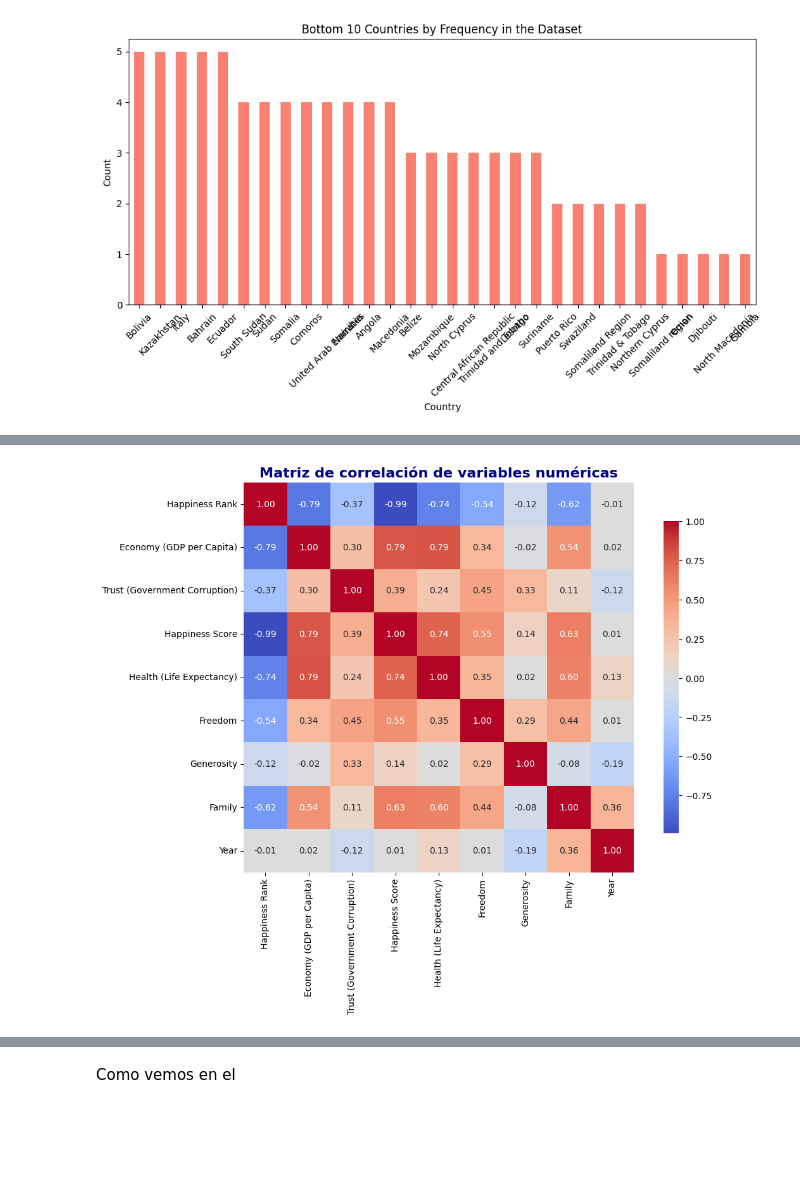
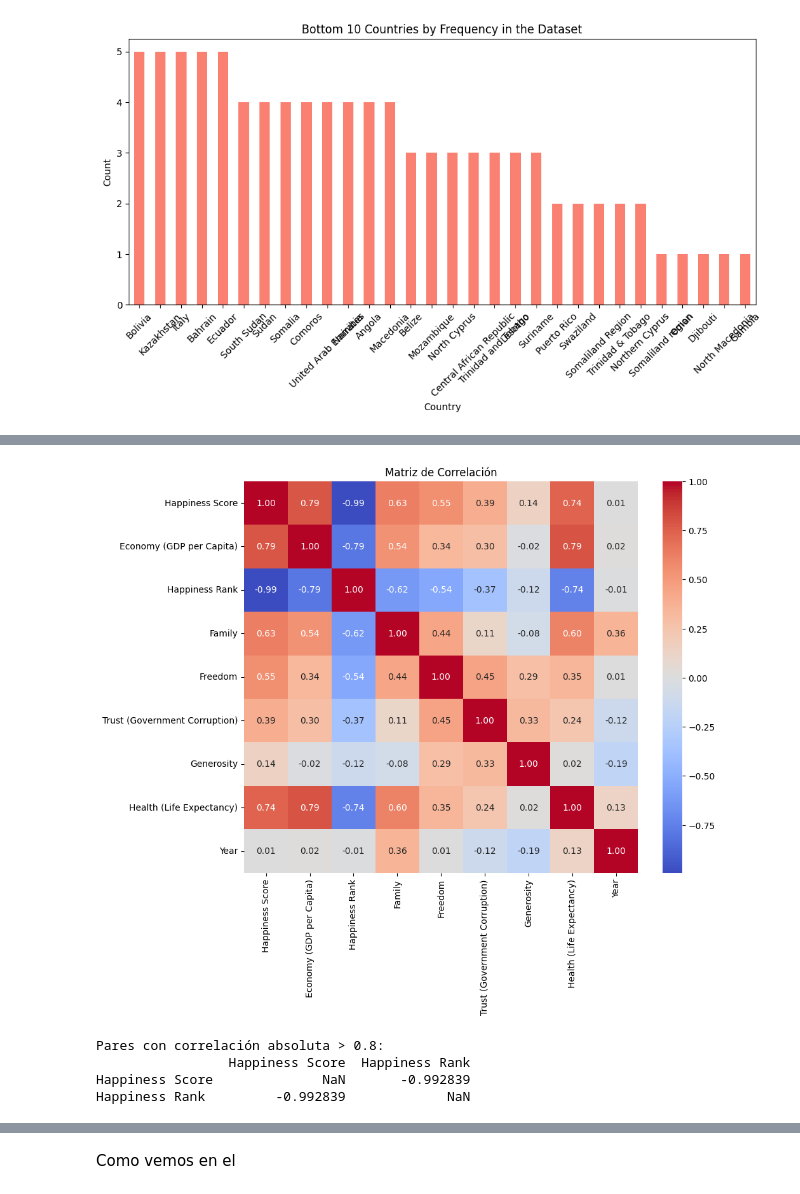
Before and after one commit to JuanDavidDazaR/workshop3-happiness-streaming, a Jupyter notebook: notebooks/001_EDA.ipynb, the cells around one changed output, grey strips where cells are left out. Drawn from its saved outputs; the diff is of its cells as text; code cells hidden in the pictures; blank space fills up the shorter version.

```diff
--- a/notebooks/001_EDA.ipynb
+++ b/notebooks/001_EDA.ipynb
@@ -863,0 +939,14 @@ df_unido = pd.concat(dfs_filtrados, ignore_index=True)
+# %%
+manual_region_map = {
+    'Trinidad & Tobago': 'Latin America and Caribbean',
+    'Northern Cyprus': 'Middle East and Northern Africa',
+    'North Macedonia': 'Central and Eastern Europe',
+    'Gambia': 'Sub-Saharan Africa'
+}
+
+# Llenar los valores NaN en 'Region' usando el mapeo manual
+df_unido['Region'] = df_unido['Region'].fillna(df_unido['Country'].map(manual_region_map))
+
+# Verificar que no queden NaN en 'Region'
+print("Valores nulos en Region después del mapeo manual:")
+print(df_unido['Region'].isnull().sum())
@@ -1001,0 +1097,6 @@ plt.show()
+# %%
+correlation_matrix = df_unido.corr(numeric_only=True)
+target_corr = correlation_matrix['Happiness Score'].sort_values(ascending=False)
+
+print("Correlación con Happiness Score:")
+print(target_corr)
@@ -1002,9 +1115,17 @@ plt.show()
 # %%
-matrix_corre = numerical_cols.corr()
-
-plt.figure(figsize=(12, 8))
-sns.heatmap(matrix_corre, annot=True, fmt=".2f", cmap="coolwarm", square=True, cbar_kws={"shrink": .8})
-plt.title("Matriz de correlación de variables numéricas", fontsize=16, fontweight="bold", color="darkblue")
+plt.figure(figsize=(10, 8))
+sns.heatmap(correlation_matrix, annot=True, cmap='coolwarm', fmt='.2f')
+plt.title('Matriz de Correlación')
 plt.show()
 # %% [output]
-[figure, old version]
+[figure, new version]
+# %%
+threshold = 0.8
+high_corr = correlation_matrix[(correlation_matrix.abs() > threshold) & (correlation_matrix != 1.0)]
+print("Pares con correlación absoluta > 0.8:")
+print(high_corr.dropna(how='all', axis=0).dropna(how='all', axis=1))
+# %% [output]
+Pares con correlación absoluta > 0.8:
+                 Happiness Score  Happiness Rank
+Happiness Score              NaN       -0.992839
+Happiness Rank         -0.992839             NaN
```
Also changed, not shown: parts of 33 cells of this notebook, 1 other file.
